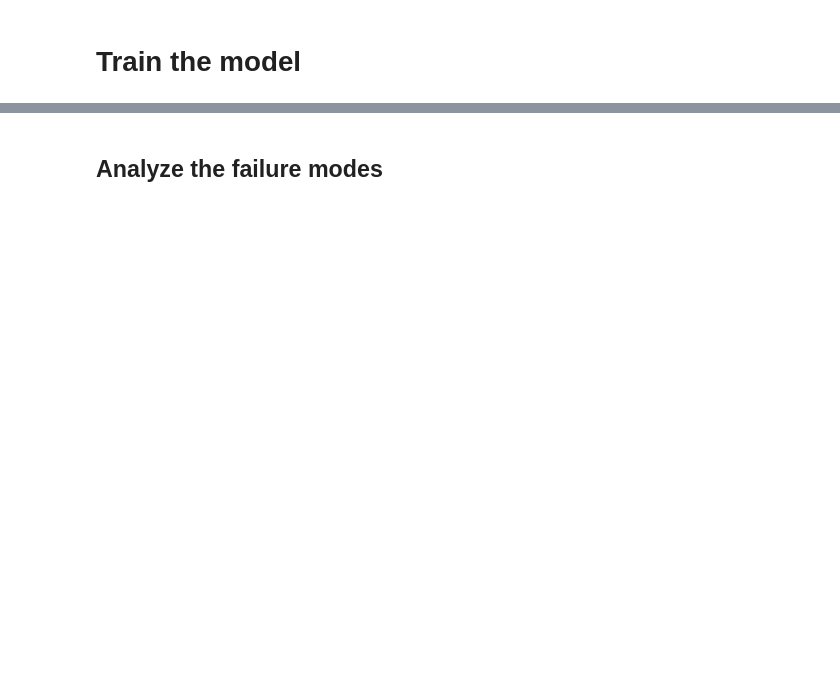
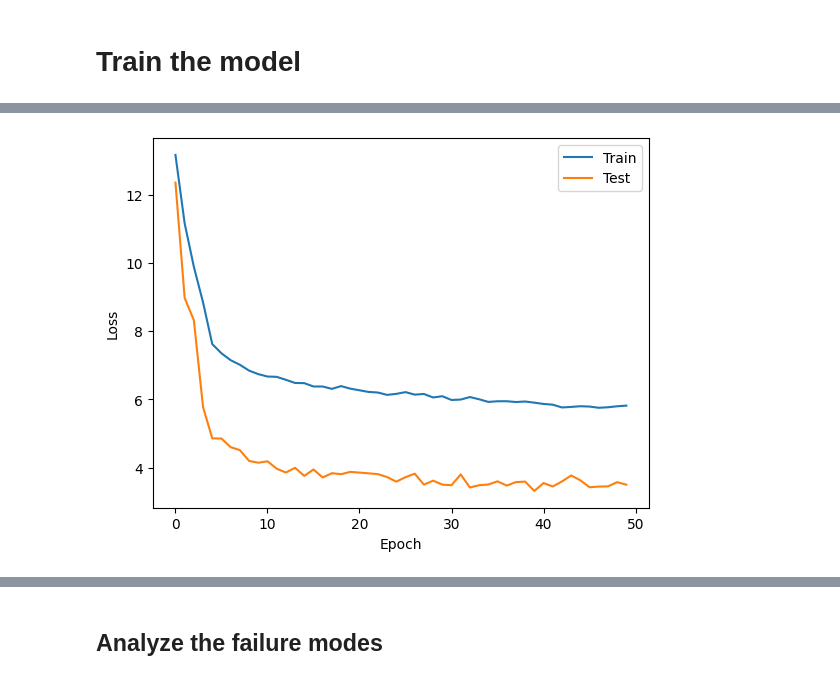
Before and after one commit to quantumFeline/dnn-hw-1, a Jupyter notebook: DNN_HW1.ipynb, the cells around one changed output, grey strips where cells are left out. Cells and saved outputs as stored; diff of their text form; code cells hidden in the pictures; blank space fills up the shorter version.

```diff
--- a/DNN_HW1.ipynb
+++ b/DNN_HW1.ipynb
@@ -906,0 +1023,2 @@ Epoch 4/100 | Train Loss: 5.3887 | Test Loss: 4.6824 | Train Acc: 29.82% | Test
+# %%
+train_losses_joint, test_losses_joint = training_loop(model, optimizer, early_stopping, train_loader, test_loader, EPOCHS, reg_loss_only=False)
@@ -929,0 +1093,4 @@ Also plot:
+# %%
+graph_loss(train_losses_joint, test_losses_joint, "loss.jpg")
+# %% [output]
+[figure, added]
```
Also changed, not shown: parts of 46 cells of this notebook.
